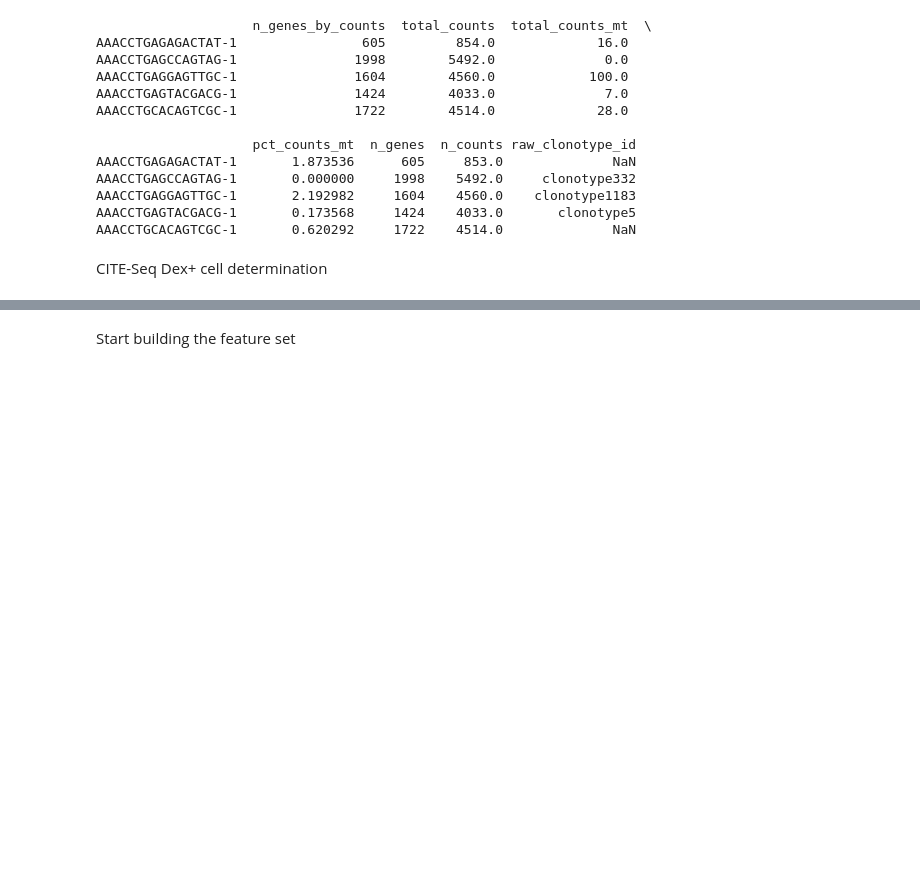
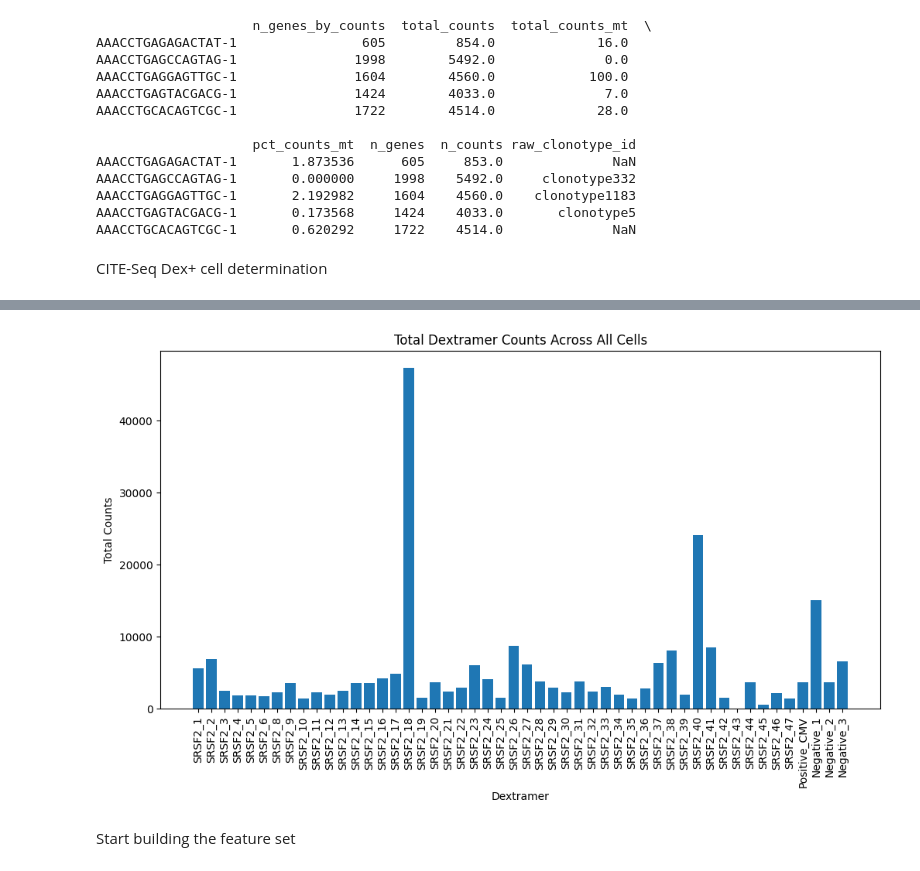
Before and after one commit to ecrosse01/neoantigen_ML, a Jupyter notebook: pipeline_dev.ipynb, the cells around one changed output, grey strips where cells are left out. Cells and saved outputs as stored; diff of their text form; code cells hidden in the pictures; blank space fills up the shorter version.

```diff
--- a/pipeline_dev.ipynb
+++ b/pipeline_dev.ipynb
@@ -325,3 +328,17 @@ plt.show()
+# %%
+# Sum counts per dextramer across all cells
+dextramer_counts = np.array(adata.obsm["Dextramer"].sum(axis=0)).flatten()
+
+# Plot
+plt.figure(figsize=(12, 6))
+plt.bar(adata.uns["Dextramer_features"], dextramer_counts)
+plt.xticks(rotation=90)
+plt.xlabel("Dextramer")
+plt.ylabel("Total Counts")
+plt.title("Total Dextramer Counts Across All Cells")
+plt.show()
+# %% [output]
+[figure, added]
 # %% [markdown]
 Start building the feature set
 # %%
```
Also changed, not shown: parts of 63 cells of this notebook.
